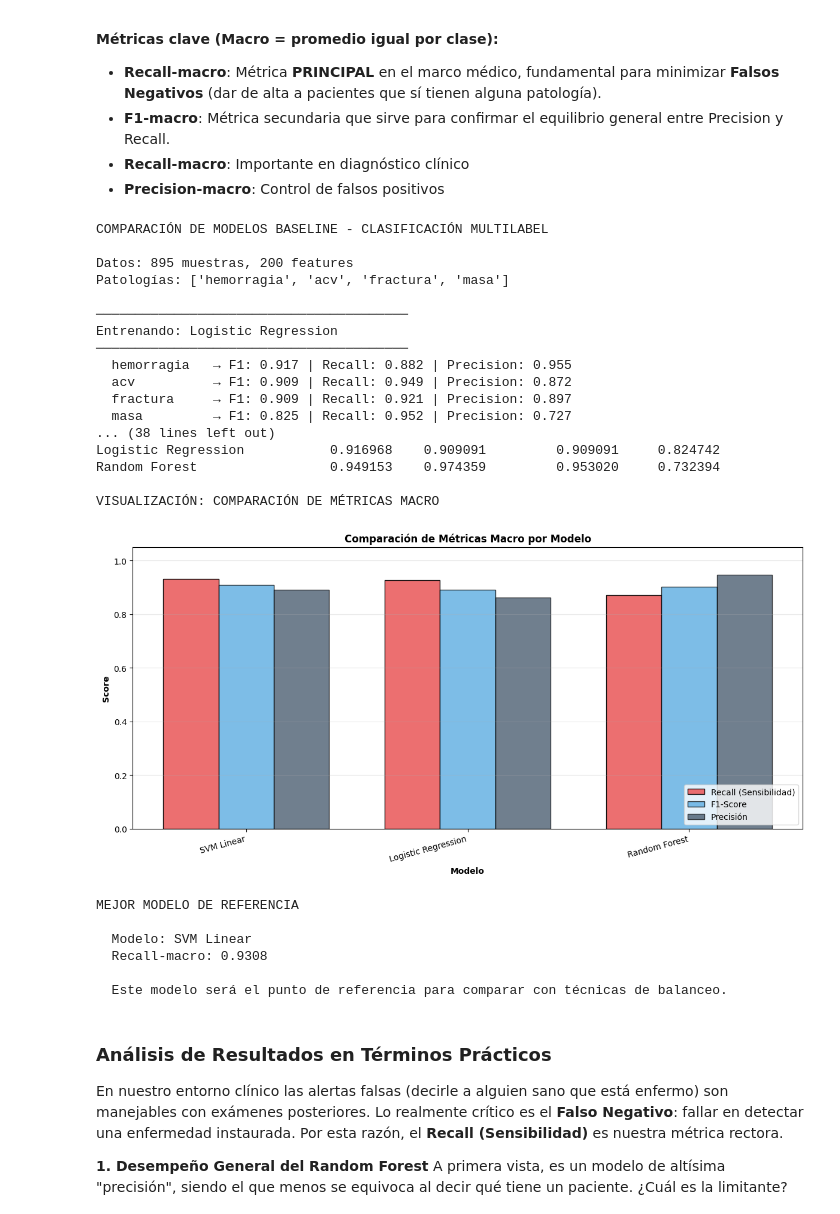
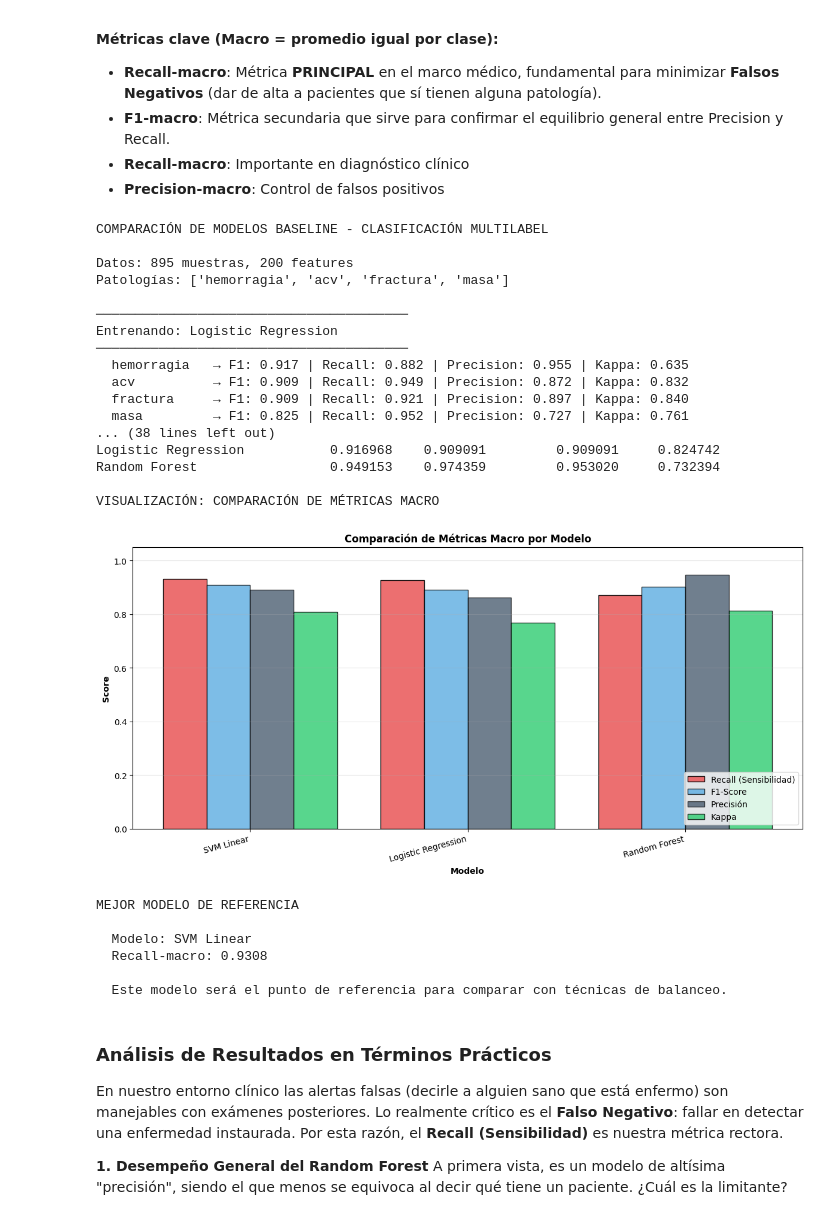
Before and after one commit to isabelaocampos/PDG-Diagnostico-Clinico, a Jupyter notebook: notebooks/2_Modelos_Tradicionales.ipynb, the cells around one changed output. Cells and saved outputs as stored; diff of their text form; code cells hidden in the pictures.

```diff
--- a/notebooks/2_Modelos_Tradicionales.ipynb
+++ b/notebooks/2_Modelos_Tradicionales.ipynb
@@ -102,21 +135,24 @@ for nombre_modelo, modelo_base in modelos_config.items():
         precision = precision_score(y_test, y_pred, zero_division=0)
         recall = recall_score(y_test, y_pred, zero_division=0)
         f1 = f1_score(y_test, y_pred, zero_division=0)
+        kappa = cohen_kappa_score(y_test, y_pred)
 
         metricas_por_patologia[patologia] = {
             'Precision': precision,
             'Recall': recall,
-            'F1': f1
+            'F1': f1,
+            'Kappa': kappa
         }
 
-        print(f"  {patologia:12s} → F1: {f1:.3f} | Recall: {recall:.3f} | Precision: {precision:.3f}")
+        print(f"  {patologia:12s} → F1: {f1:.3f} | Recall: {recall:.3f} | Precision: {precision:.3f} | Kappa: {kappa:.3f}")
 
     # Calcular métricas MACRO (promedio de las 4 patologías)
     f1_macro = np.mean([m['F1'] for m in metricas_por_patologia.values()])
     recall_macro = np.mean([m['Recall'] for m in metricas_por_patologia.values()])
     precision_macro = np.mean([m['Precision'] for m in metricas_por_patologia.values()])
+    kappa_macro = np.mean([m['Kappa'] for m in metricas_por_patologia.values()])
 
-    print(f"\n  {'MACRO':12s} → F1: {f1_macro:.3f} | Recall: {recall_macro:.3f} | Precision: {precision_macro:.3f}")
+    print(f"\n  {'MACRO':12s} → F1: {f1_macro:.3f} | Recall: {recall_macro:.3f} | Precision: {precision_macro:.3f} | Kappa: {kappa_macro:.3f}")
 
     # Guardar resultados
     resultados_completos.append({
@@ -124,6 +160,7 @@ for nombre_modelo, modelo_base in modelos_config.items():
         'F1_macro': f1_macro,
         'Recall_macro': recall_macro,
         'Precision_macro': precision_macro,
+        'Kappa_macro': kappa_macro,
         'Recall_hemorragia': metricas_por_patologia['hemorragia']['F1'],
         'Recall_acv': metricas_por_patologia['acv']['F1'],
         'Recall_fractura': metricas_por_patologia['fractura']['F1'],
@@ -140,7 +177,7 @@ df_resultados = df_resultados.set_index('Modelo')
 df_resultados = df_resultados.sort_values('Recall_macro', ascending=False)
 
 print("\nMETRICAS MACRO (promedio de las 4 patologias):")
-print(df_resultados[['F1_macro', 'Recall_macro', 'Precision_macro']].to_string())
+print(df_resultados[['F1_macro', 'Recall_macro', 'Precision_macro', 'Kappa_macro']].to_string())
 
 print("\nF1-SCORE POR PATOLOGIA:")
 print(df_resultados[['Recall_hemorragia', 'Recall_acv', 'Recall_fractura', 'Recall_masa']].to_string())
@@ -151,12 +188,13 @@ print("\nVISUALIZACIÓN: COMPARACIÓN DE MÉTRICAS MACRO")
 fig, ax = plt.subplots(figsize=(12, 6))
 
 x = np.arange(len(df_resultados))
-width = 0.25
+width = 0.2
 
 # Barras comparativas estandarizadas visualmente
-ax.bar(x - width, df_resultados['Recall_macro'], width, label='Recall (Sensibilidad)', color='#EA5F61', alpha=0.9, edgecolor='black', linewidth=1)
-ax.bar(x, df_resultados['F1_macro'], width, label='F1-Score', color='#5DADE2', alpha=0.8, edgecolor='black', linewidth=1)
-ax.bar(x + width, df_resultados['Precision_macro'], width, label='Precisión', color='#34495E', alpha=0.7, edgecolor='black', linewidth=1)
+ax.bar(x - 1.5*width, df_resultados['Recall_macro'], width, label='Recall (Sensibilidad)', color='#EA5F61', alpha=0.9, edgecolor='black', linewidth=1)
+ax.bar(x - 0.5*width, df_resultados['F1_macro'], width, label='F1-Score', color='#5DADE2', alpha=0.8, edgecolor='black', linewidth=1)
+ax.bar(x + 0.5*width, df_resultados['Precision_macro'], width, label='Precisión', color='#34495E', alpha=0.7, edgecolor='black', linewidth=1)
+ax.bar(x + 1.5*width, df_resultados['Kappa_macro'], width, label='Kappa', color='#2ECC71', alpha=0.8, edgecolor='black', linewidth=1)
 
 ax.set_xlabel('Modelo', fontweight='bold')
 ax.set_ylabel('Score', fontweight='bold')
@@ -164,38 +202,38 @@ ax.set_title('Comparación de Métricas Macro por Modelo', fontweight='bold', fo
 ax.set_xticks(x)
 ax.set_xticklabels(df_resultados.index, rotation=15, ha='right')
 ax.legend(loc='lower right')
 ax.set_ylim([0.0, 1.05])
 ax.grid(axis='y', alpha=0.3)
 
 plt.tight_layout()
 plt.show()
 
 # 6. CONCLUSIÓN
 print("\nMEJOR MODELO DE REFERENCIA")
 mejor_modelo = df_resultados['Recall_macro'].idxmax()
 mejor_f1 = df_resultados['Recall_macro'].max()
 print(f"\n  Modelo: {mejor_modelo}")
 print(f"  Recall-macro: {mejor_f1:.4f}")
 print(f"\n  Este modelo será el punto de referencia para comparar con técnicas de balanceo.")
 # %% [output]
 COMPARACIÓN DE MODELOS BASELINE - CLASIFICACIÓN MULTILABEL
 
 Datos: 895 muestras, 200 features
 Patologías: ['hemorragia', 'acv', 'fractura', 'masa']
 
 ────────────────────────────────────────
 Entrenando: Logistic Regression
 ────────────────────────────────────────
-  hemorragia   → F1: 0.917 | Recall: 0.882 | Precision: 0.955
-  acv          → F1: 0.909 | Recall: 0.949 | Precision: 0.872
-  fractura     → F1: 0.909 | Recall: 0.921 | Precision: 0.897
-  masa         → F1: 0.825 | Recall: 0.952 | Precision: 0.727
+  hemorragia   → F1: 0.917 | Recall: 0.882 | Precision: 0.955 | Kappa: 0.635
+  acv          → F1: 0.909 | Recall: 0.949 | Precision: 0.872 | Kappa: 0.832
+  fractura     → F1: 0.909 | Recall: 0.921 | Precision: 0.897 | Kappa: 0.840
+  masa         → F1: 0.825 | Recall: 0.952 | Precision: 0.727 | Kappa: 0.761
 ... (38 lines left out)
 Logistic Regression           0.916968    0.909091         0.909091     0.824742
 Random Forest                 0.949153    0.974359         0.953020     0.732394
 
 VISUALIZACIÓN: COMPARACIÓN DE MÉTRICAS MACRO
-[figure, old version]
+[figure, new version]
 MEJOR MODELO DE REFERENCIA
 
   Modelo: SVM Linear
```
Also changed, not shown: parts of 2 cells of this notebook, 6 other files.
